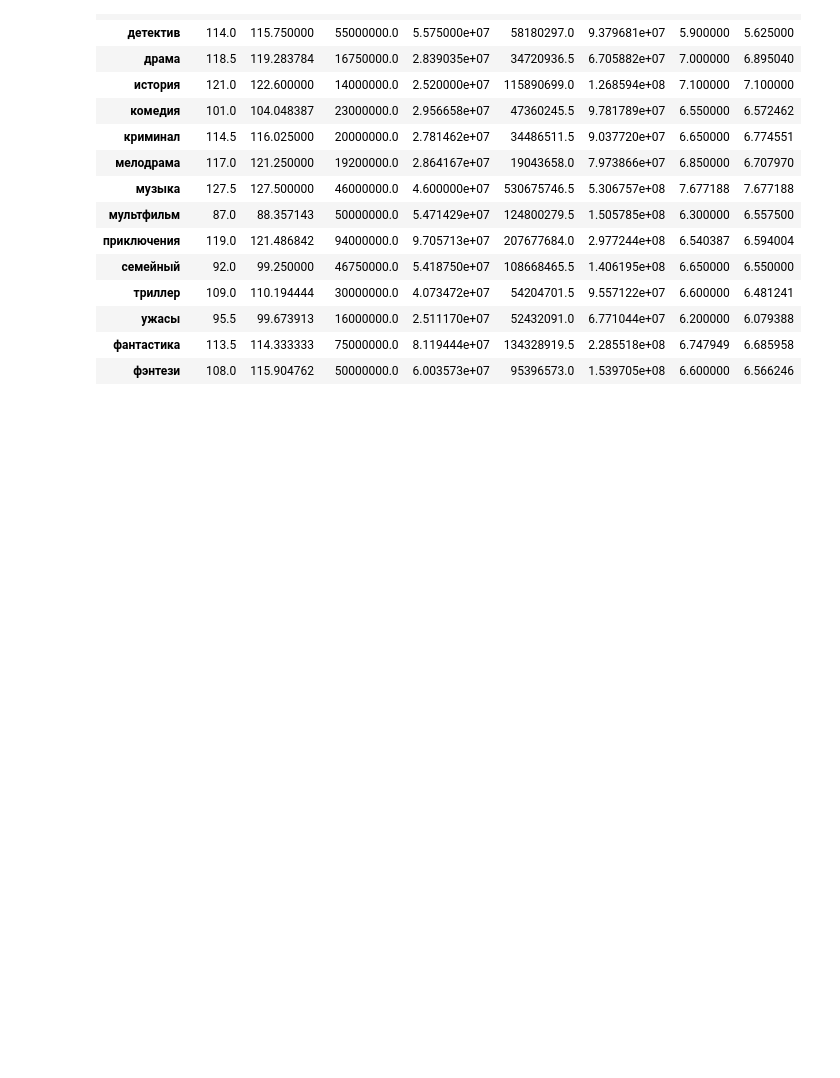
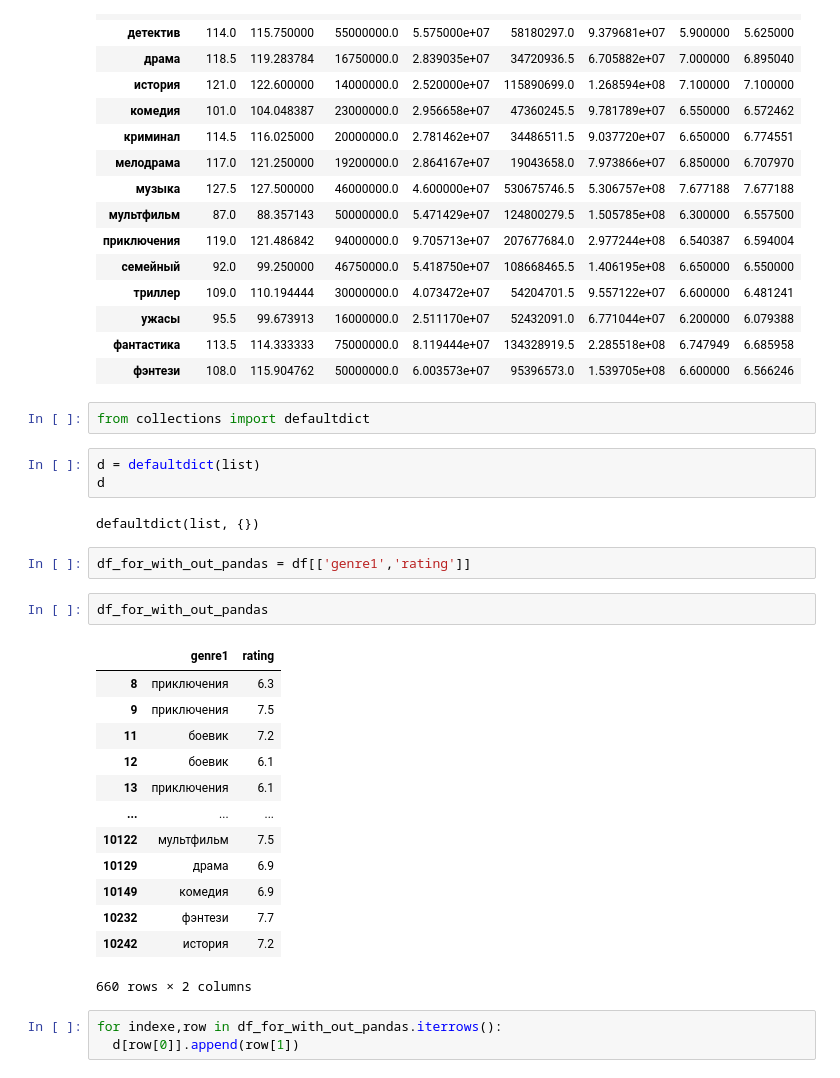
Before and after one commit to fardsnog2/ML_vvsu, a Jupyter notebook: lab1/Задание_1.ipynb, the cells around one changed output. Saved outputs shown, nothing was run; the diff lists cells and outputs as text; blank space fills up the shorter version.

```diff
--- a/lab1/Задание_1.ipynb
+++ b/lab1/Задание_1.ipynb
@@ -233,3 +227,31 @@ df.groupby('genre1').agg(['median', 'mean'])
 | ужасы | 95.5 | 99.673913 | 16000000.0 | 2.511170e+07 | 52432091.0 | 6.771044e+07 | 6.200000 | 6.079388 |
 | фантастика | 113.5 | 114.333333 | 75000000.0 | 8.119444e+07 | 134328919.5 | 2.285518e+08 | 6.747949 | 6.685958 |
 | фэнтези | 108.0 | 115.904762 | 50000000.0 | 6.003573e+07 | 95396573.0 | 1.539705e+08 | 6.600000 | 6.566246 |
+# %%
+from collections import defaultdict
+# %%
+d = defaultdict(list)
+d
+# %% [output]
+defaultdict(list, {})
+# %%
+df_for_with_out_pandas = df[['genre1','rating']]
+# %%
+df_for_with_out_pandas
+# %% [output]
+|  | genre1 | rating |
+| 8 | приключения | 6.3 |
+| 9 | приключения | 7.5 |
+| 11 | боевик | 7.2 |
+| 12 | боевик | 6.1 |
+| 13 | приключения | 6.1 |
+| ... | ... | ... |
+| 10122 | мультфильм | 7.5 |
+| 10129 | драма | 6.9 |
+| 10149 | комедия | 6.9 |
+| 10232 | фэнтези | 7.7 |
+| 10242 | история | 7.2 |
+660 rows × 2 columns
+# %%
+for indexe,row in df_for_with_out_pandas.iterrows():
+  d[row[0]].append(row[1])
```
Also changed, not shown: parts of 2 cells of this notebook.
